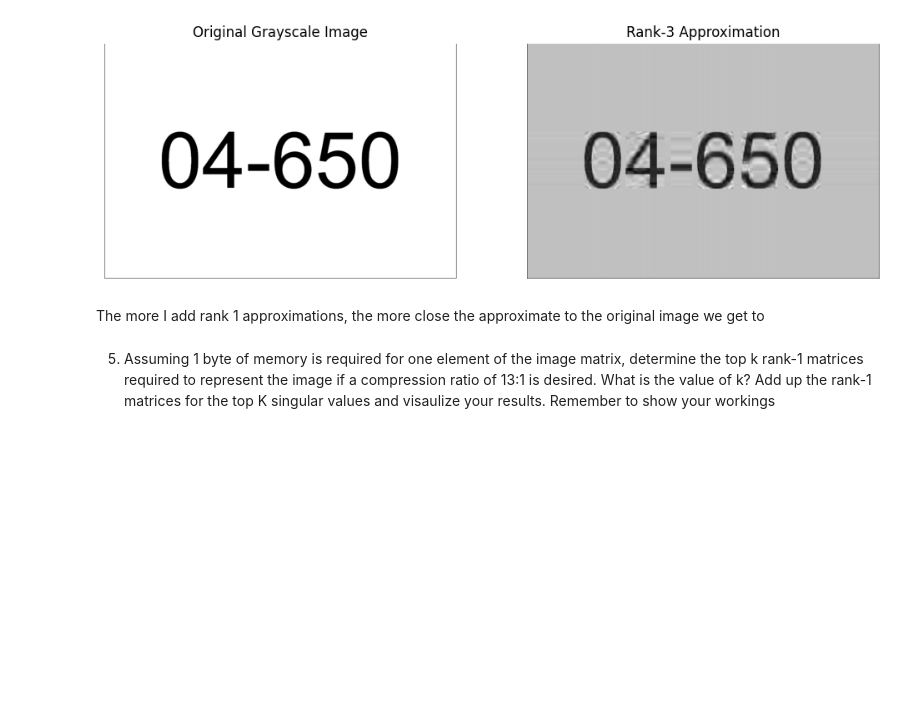
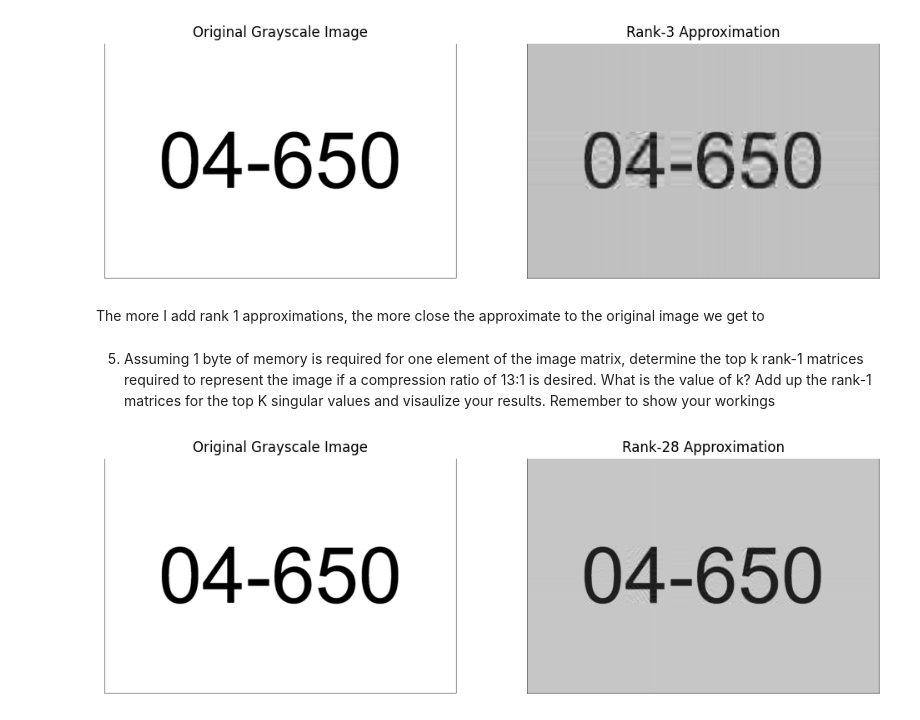
Before and after one commit to kkipngenokoech/MathsRequiredForAI, a Jupyter notebook: latex/HW3/imagecompression.ipynb, the cells around one changed output. Saved outputs shown, nothing was run; the diff lists cells and outputs as text; code cells hidden in the pictures; blank space fills up the shorter version.

```diff
--- a/latex/HW3/imagecompression.ipynb
+++ b/latex/HW3/imagecompression.ipynb
@@ -111,3 +111,25 @@ plt.show()
 The more I add rank 1 approximations, the more close the approximate to the original image we get to
 # %% [markdown]
 5. Assuming 1 byte of memory is required for one element of the image matrix, determine the top k rank-1 matrices required to represent the image if a compression ratio of 13:1 is desired. What is the value of k? Add up the rank-1 matrices for the top K singular values and visaulize your results. Remember to show your workings
+# %%
+# Initialize the rank-28 approximation matrix
+rank_28_matrix = np.zeros_like(image_matrix, dtype=float)
+
+# Sum the rank-1 matrices for the top 28 singular values
+for i in range(28):
+    rank_1_matrix_i = np.outer(U[:, i], V_Transpose[i]) * S[i]
+    rank_28_matrix += rank_1_matrix_i
+
+# Plot the original grayscale image and the rank-28 approximation
+fig, axes = plt.subplots(1, 2, figsize=(12, 6))
+axes[0].imshow(image_matrix, cmap='gray')
+axes[0].set_title('Original Grayscale Image')
+axes[0].axis('off')
+
+axes[1].imshow(rank_28_matrix, cmap='gray')
+axes[1].set_title('Rank-28 Approximation')
+axes[1].axis('off')
+
+plt.show()
+# %% [output]
+[figure, added]
```
Also changed, not shown: 10 other files.
